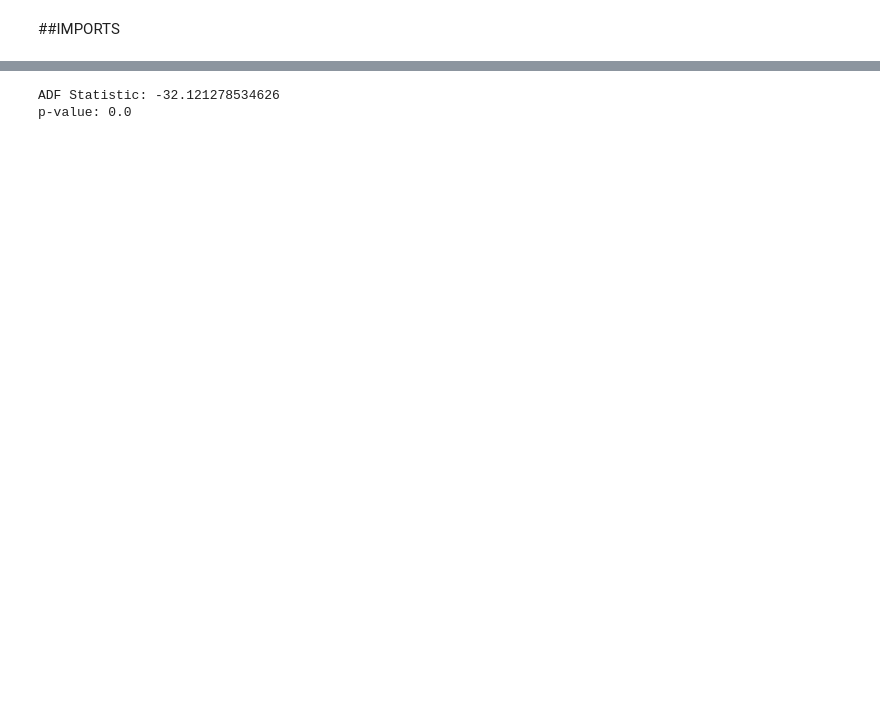
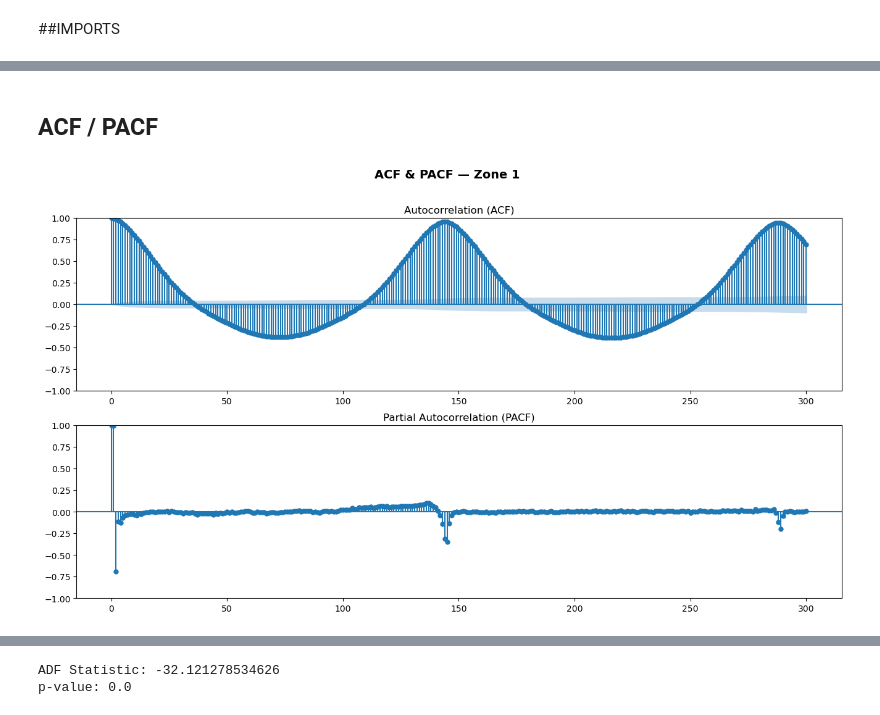
Before and after one commit to GonzaloIgta/Electric-Power-Consumption, a Jupyter notebook: Time_series_analysis.ipynb, the cells around one changed output, grey strips where cells are left out. Saved outputs shown, nothing was run; the diff lists cells and outputs as text; code cells hidden in the pictures; blank space fills up the shorter version.

```diff
--- a/Time_series_analysis.ipynb
+++ b/Time_series_analysis.ipynb
@@ -32,0 +109,14 @@ visualize_time_series(data[:144*7]["PowerConsumption_Zone1"],title= "First Week"
+# %% [markdown]
+## ACF / PACF
+# %%
+fig, axes = plt.subplots(2, 1, figsize=(16, 8))
+fig.suptitle("ACF & PACF — Zone 1", fontsize=14, fontweight="bold")
+
+plot_acf( serie, lags=300, ax=axes[0], title="Autocorrelation (ACF)")
+plot_pacf(serie, lags=300, ax=axes[1], title="Partial Autocorrelation (PACF)", method="ywm")
+
+
+# plt.savefig("03_acf_pacf.png", dpi=150)
+plt.show()
+# %% [output]
+[figure, added]
```
Also changed, not shown: parts of 20 cells of this notebook.
